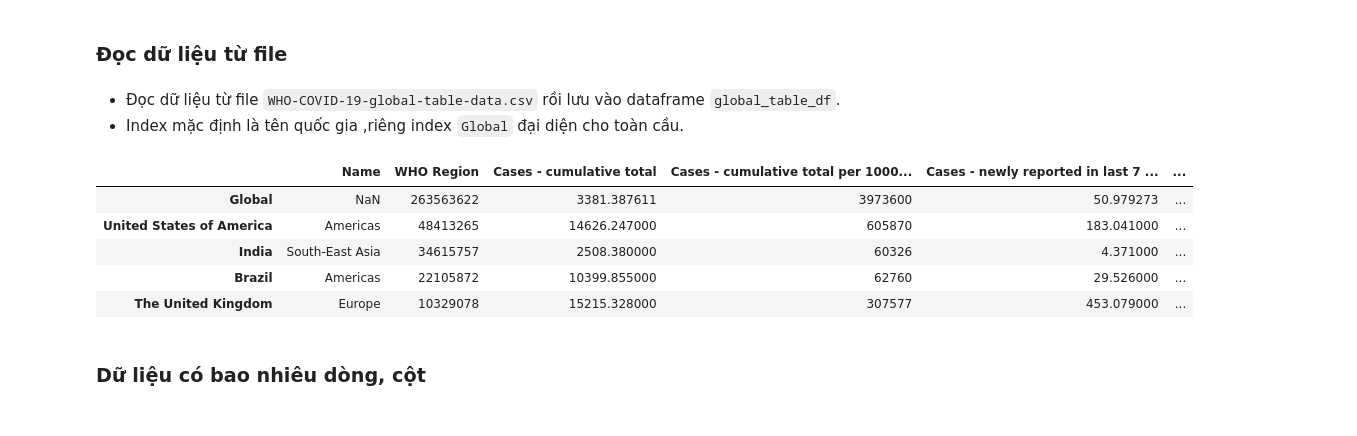
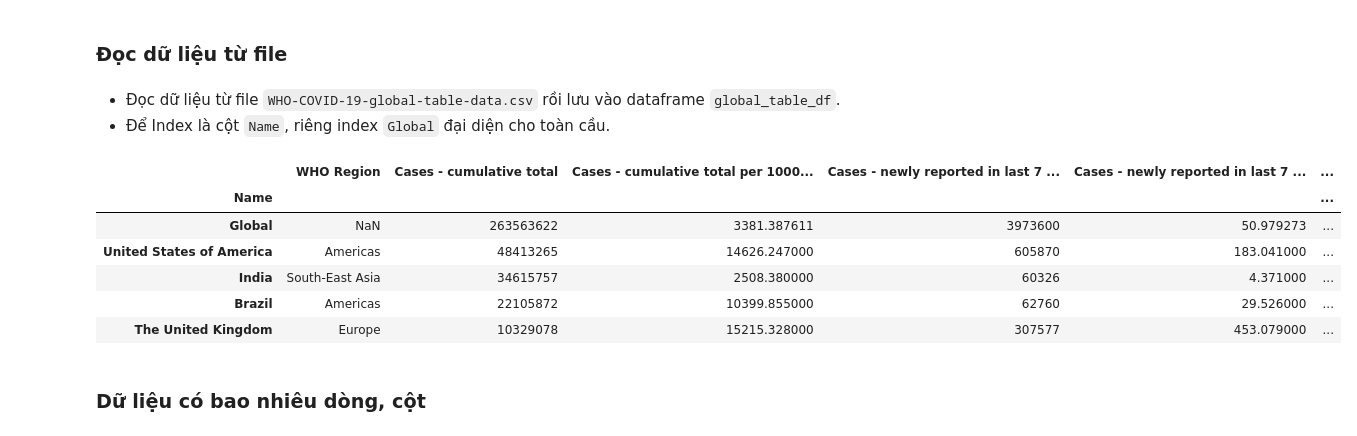
Before and after one commit to lavData/P4DS_Final_project, a Jupyter notebook: Khám phá dữ liệu.ipynb, the cells around one changed output. Cells and saved outputs as stored; diff of their text form; code cells hidden in the pictures.

```diff
--- a/Khám phá dữ liệu.ipynb
+++ b/Khám phá dữ liệu.ipynb
@@ -39,12 +39,14 @@ tình hình Vaccin ở các quốc gia.
 ### Đọc dữ liệu từ file
 # %% [markdown]
 - Đọc dữ liệu từ file `WHO-COVID-19-global-table-data.csv` rồi lưu vào dataframe `global_table_df`.
-- Index mặc định là tên quốc gia ,riêng index `Global` đại diện cho toàn cầu.
+- Để Index là cột `Name`, riêng index `Global` đại diện cho toàn cầu.
 # %%
-global_table_df = pd.read_csv('dataset/WHO-COVID-19-global-table-data.csv')
+global_table_df = pd.read_csv('dataset/WHO-COVID-19-global-table-data.csv',index_col= False)
+global_table_df = global_table_df.set_index('Name')
 global_table_df.head()
 # %% [output]
-|  | Name | WHO Region | Cases - cumulative total | Cases - cumulative total per 1000... | Cases - newly reported in last 7 ... | ... |
+|  | WHO Region | Cases - cumulative total | Cases - cumulative total per 1000... | Cases - newly reported in last 7 ... | Cases - newly reported in last 7 ... | ... |
+| Name |  |  |  |  |  | ... |
 | Global | NaN | 263563622 | 3381.387611 | 3973600 | 50.979273 | ... |
 | United States of America | Americas | 48413265 | 14626.247000 | 605870 | 183.041000 | ... |
 | India | South-East Asia | 34615757 | 2508.380000 | 60326 | 4.371000 | ... |
```
Also changed, not shown: parts of 40 cells of this notebook.
